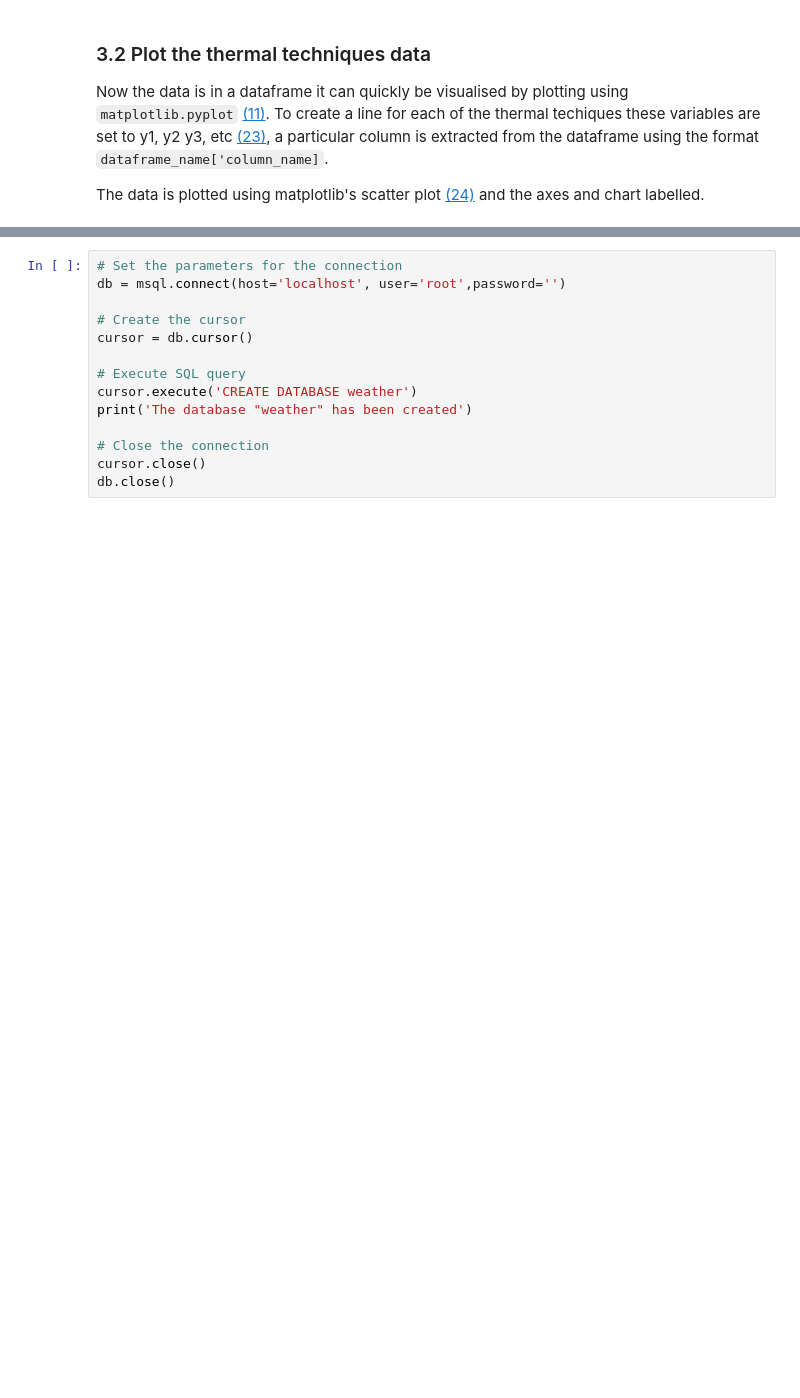
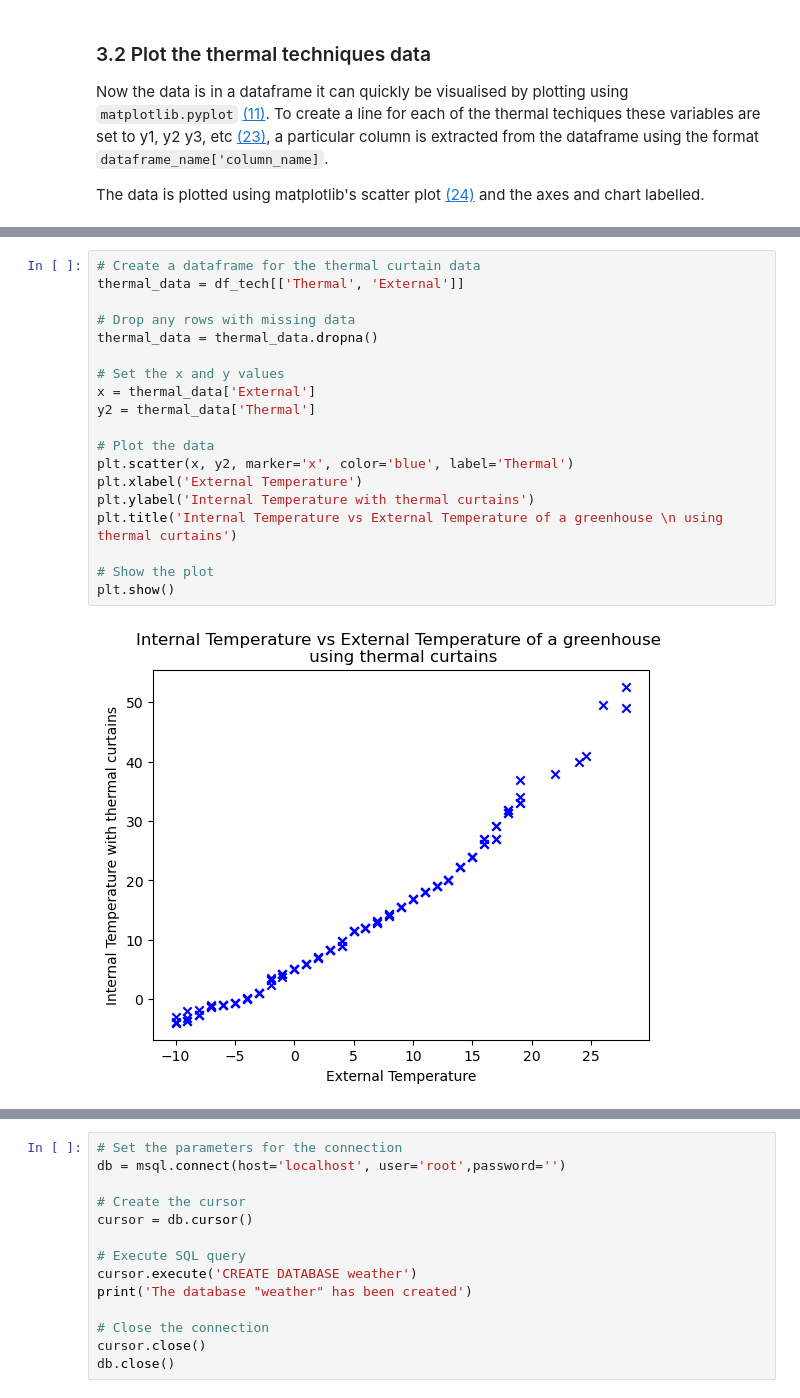
Before and after one commit to kknb1982/pfda, a Jupyter notebook: project/weather_suitability.ipynb, the cells around one changed output, grey strips where cells are left out. Drawn from its saved outputs; the diff is of its cells as text; blank space fills up the shorter version.

```diff
--- a/project/weather_suitability.ipynb
+++ b/project/weather_suitability.ipynb
@@ -218,0 +225,21 @@ The intercept is:  0.37669111131708277
+# %%
+# Create a dataframe for the thermal curtain data
+thermal_data = df_tech[['Thermal', 'External']]
+
+# Drop any rows with missing data
+thermal_data = thermal_data.dropna()
+
+# Set the x and y values
+x = thermal_data['External']
+y2 = thermal_data['Thermal']
+
+# Plot the data
+plt.scatter(x, y2, marker='x', color='blue', label='Thermal')
+plt.xlabel('External Temperature')
+plt.ylabel('Internal Temperature with thermal curtains')
+plt.title('Internal Temperature vs External Temperature of a greenhouse \n using thermal curtains')
+
+# Show the plot
+plt.show()
+# %% [output]
+[figure, added]
```
Also changed, not shown: parts of 28 cells of this notebook.
